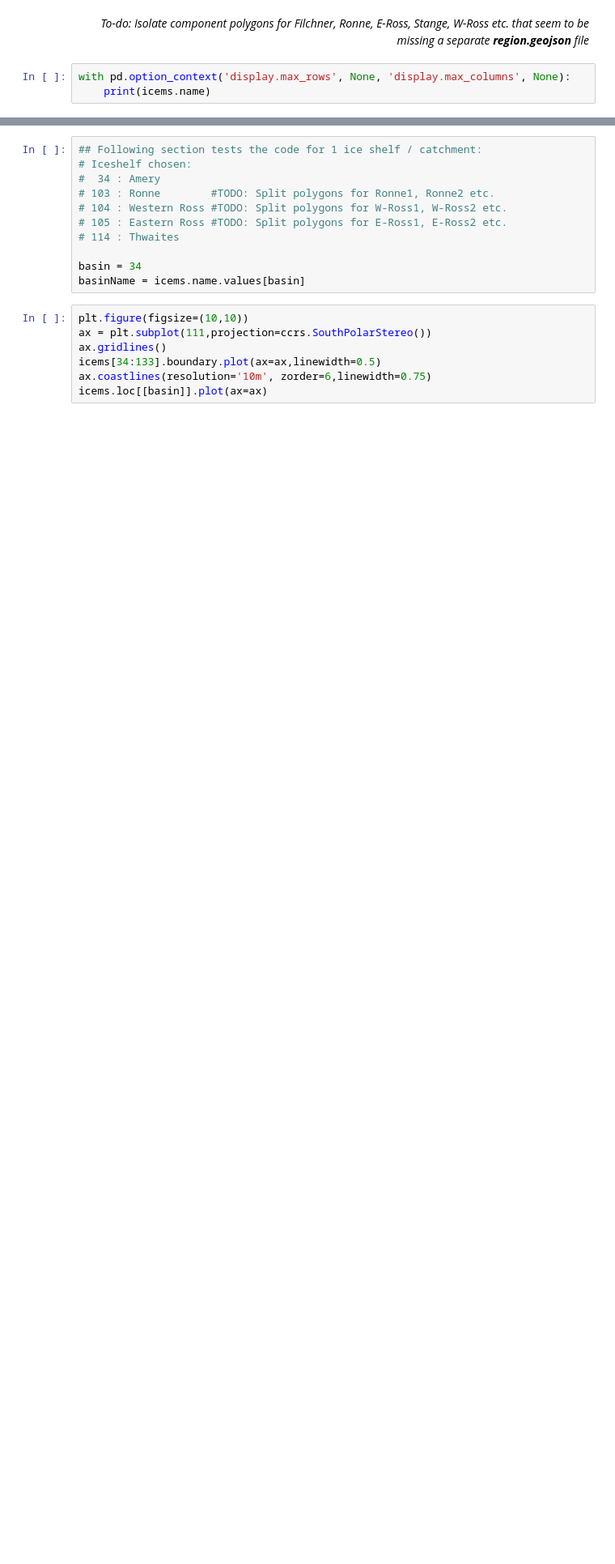
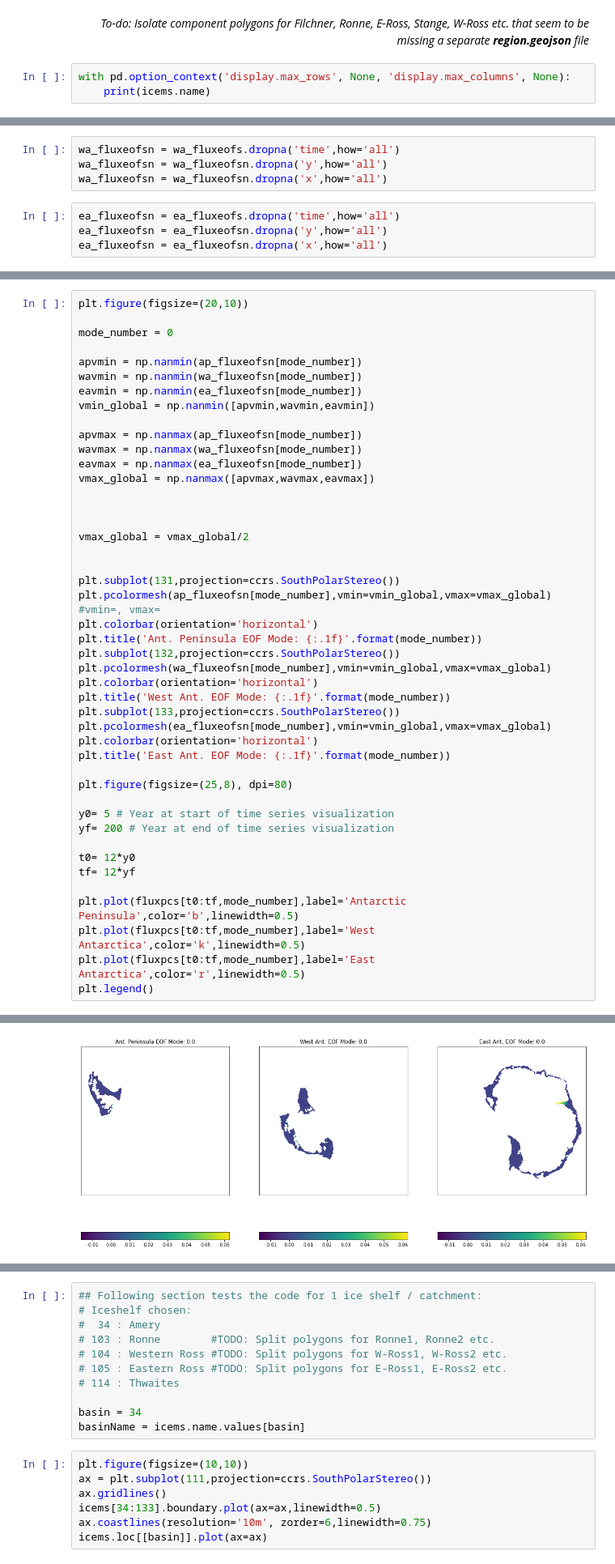
Before and after one commit to mshiv/aislens_emulation, a Jupyter notebook: notebooks/01-sm-initial-data-workflow.ipynb, the cells around one changed output, grey strips where cells are left out. Shown at 81% size. Saved outputs shown, nothing was run; the diff lists cells and outputs as text; blank space fills up the shorter version.

```diff
--- a/notebooks/01-sm-initial-data-workflow.ipynb
+++ b/notebooks/01-sm-initial-data-workflow.ipynb
@@ -87,0 +208,8 @@ with pd.option_context('display.max_rows', None, 'display.max_columns', None):
+# %%
+wa_fluxeofsn = wa_fluxeofs.dropna('time',how='all')
+wa_fluxeofsn = wa_fluxeofsn.dropna('y',how='all')
+wa_fluxeofsn = wa_fluxeofsn.dropna('x',how='all')
+# %%
+ea_fluxeofsn = ea_fluxeofs.dropna('time',how='all')
+ea_fluxeofsn = ea_fluxeofsn.dropna('y',how='all')
+ea_fluxeofsn = ea_fluxeofsn.dropna('x',how='all')
@@ -87,0 +218,46 @@ with pd.option_context('display.max_rows', None, 'display.max_columns', None):
+# %%
+plt.figure(figsize=(20,10))
+
+mode_number = 0
+
+apvmin = np.nanmin(ap_fluxeofsn[mode_number])
+wavmin = np.nanmin(wa_fluxeofsn[mode_number])
+eavmin = np.nanmin(ea_fluxeofsn[mode_number])
+vmin_global = np.nanmin([apvmin,wavmin,eavmin])
+
+apvmax = np.nanmax(ap_fluxeofsn[mode_number])
+wavmax = np.nanmax(wa_fluxeofsn[mode_number])
+eavmax = np.nanmax(ea_fluxeofsn[mode_number])
+vmax_global = np.nanmax([apvmax,wavmax,eavmax])
+
+
+
+vmax_global = vmax_global/2
+
+
+plt.subplot(131,projection=ccrs.SouthPolarStereo())
+plt.pcolormesh(ap_fluxeofsn[mode_number],vmin=vmin_global,vmax=vmax_global) #vmin=, vmax=
+plt.colorbar(orientation='horizontal')
+plt.title('Ant. Peninsula EOF Mode: {:.1f}'.format(mode_number))
+plt.subplot(132,projection=ccrs.SouthPolarStereo())
+plt.pcolormesh(wa_fluxeofsn[mode_number],vmin=vmin_global,vmax=vmax_global)
+plt.colorbar(orientation='horizontal')
+plt.title('West Ant. EOF Mode: {:.1f}'.format(mode_number))
+plt.subplot(133,projection=ccrs.SouthPolarStereo())
+plt.pcolormesh(ea_fluxeofsn[mode_number],vmin=vmin_global,vmax=vmax_global)
+plt.colorbar(orientation='horizontal')
+plt.title('East Ant. EOF Mode: {:.1f}'.format(mode_number))
+
+plt.figure(figsize=(25,8), dpi=80)
+
+y0= 5 # Year at start of time series visualization
+yf= 200 # Year at end of time series visualization
+
+t0= 12*y0
+tf= 12*yf
+
+plt.plot(fluxpcs[t0:tf,mode_number],label='Antarctic Peninsula',color='b',linewidth=0.5)
+plt.plot(fluxpcs[t0:tf,mode_number],label='West Antarctica',color='k',linewidth=0.5)
+plt.plot(fluxpcs[t0:tf,mode_number],label='East Antarctica',color='r',linewidth=0.5)
+plt.legend()
+# %% [output]
@@ -87,0 +265 @@ with pd.option_context('display.max_rows', None, 'display.max_columns', None):
+[figure, added]
```
Also changed, not shown: parts of 49 cells of this notebook.
